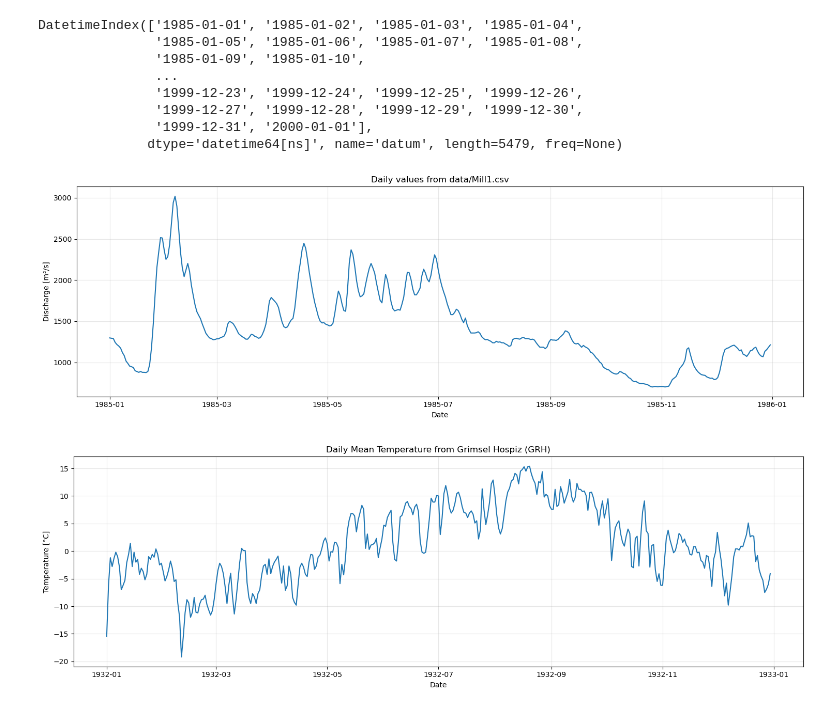
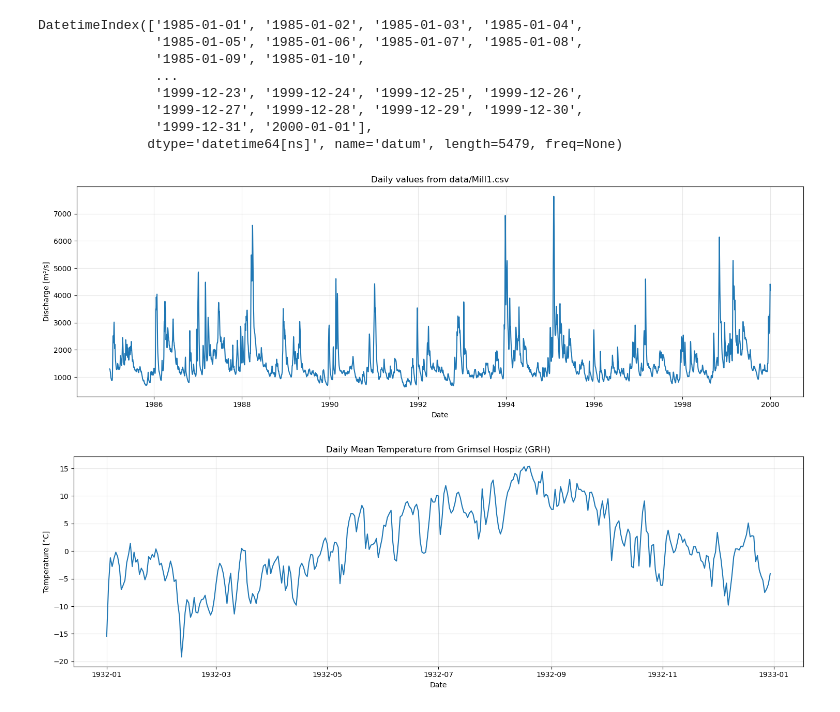
Before and after one commit to Loe-SS/MORE, a Jupyter notebook: discharge_data_analysis.ipynb, the cells around one changed output. Saved outputs shown, nothing was run; the diff lists cells and outputs as text; code cells hidden in the pictures.

```diff
--- a/discharge_data_analysis.ipynb
+++ b/discharge_data_analysis.ipynb
@@ -11,35 +11,33 @@ from scipy.stats import rankdata
 # %%
 file_name = 'data/Mill1.csv'
 df = pd.read_csv(file_name, sep=';', encoding="latin1")
 keys = df.keys()
 df["datum"] = pd.to_datetime(df["datum"],dayfirst=True)
 df["waarde"] = pd.to_numeric(df["waarde"].astype(str).str.replace(",", "."))
 df.loc[df["waarde"] > 1e5, "waarde"] = np.nan # remove outliers
 df = df.dropna(subset=["datum", "waarde"]) # drop rows with NaN in 'datum' or 'waarde'
 
 daily = df.groupby("datum")["waarde"].mean() # transform to daily mean
 print(daily.index)
 
-one_yeardaily = daily[:365]
-
 plt.figure(figsize=(15, 5))
-plt.plot(one_yeardaily.index, one_yeardaily.values)
+plt.plot(daily.index, daily.values)
 plt.xlabel("Date")
 plt.ylabel("Discharge [m³/s]")
 plt.title(f"Daily values from {file_name}")
 plt.grid(True, alpha=0.3)
 plt.tight_layout()
 plt.show()
 # %% [output]
 DatetimeIndex(['1985-01-01', '1985-01-02', '1985-01-03', '1985-01-04',
                '1985-01-05', '1985-01-06', '1985-01-07', '1985-01-08',
                '1985-01-09', '1985-01-10',
                ...
                '1999-12-23', '1999-12-24', '1999-12-25', '1999-12-26',
                '1999-12-27', '1999-12-28', '1999-12-29', '1999-12-30',
                '1999-12-31', '2000-01-01'],
               dtype='datetime64[ns]', name='datum', length=5479, freq=None)
-[figure, old version]
+[figure, new version]
 # %%
 file_name = 'data/ogd-nbcn_grh_d_historical.csv'
 
```
